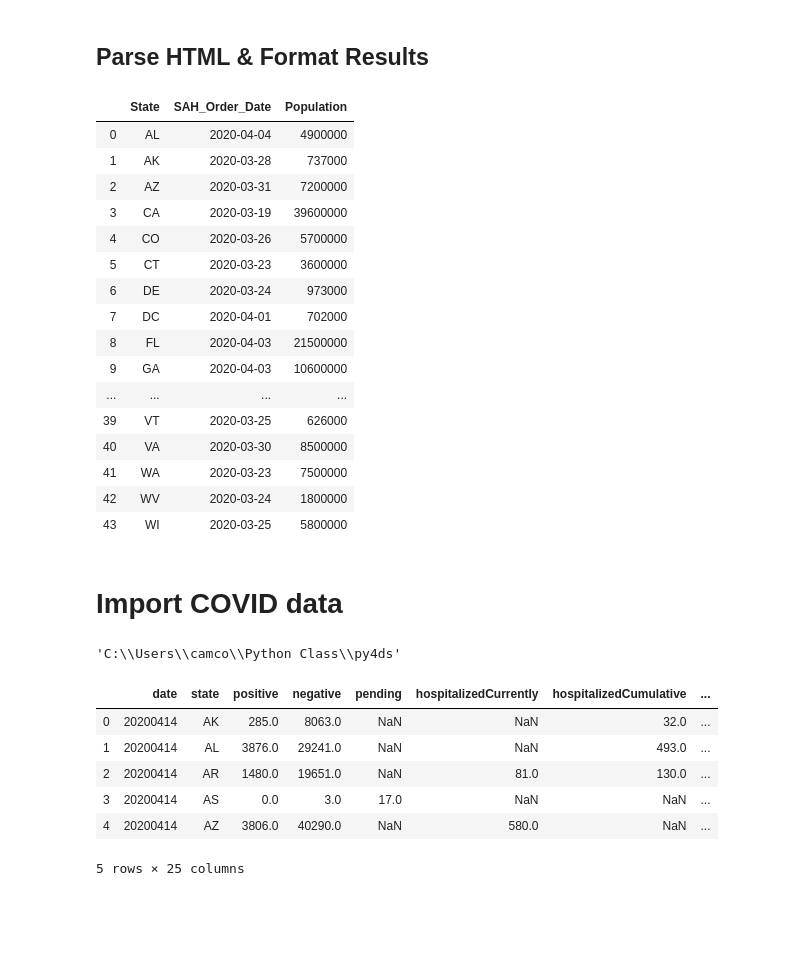
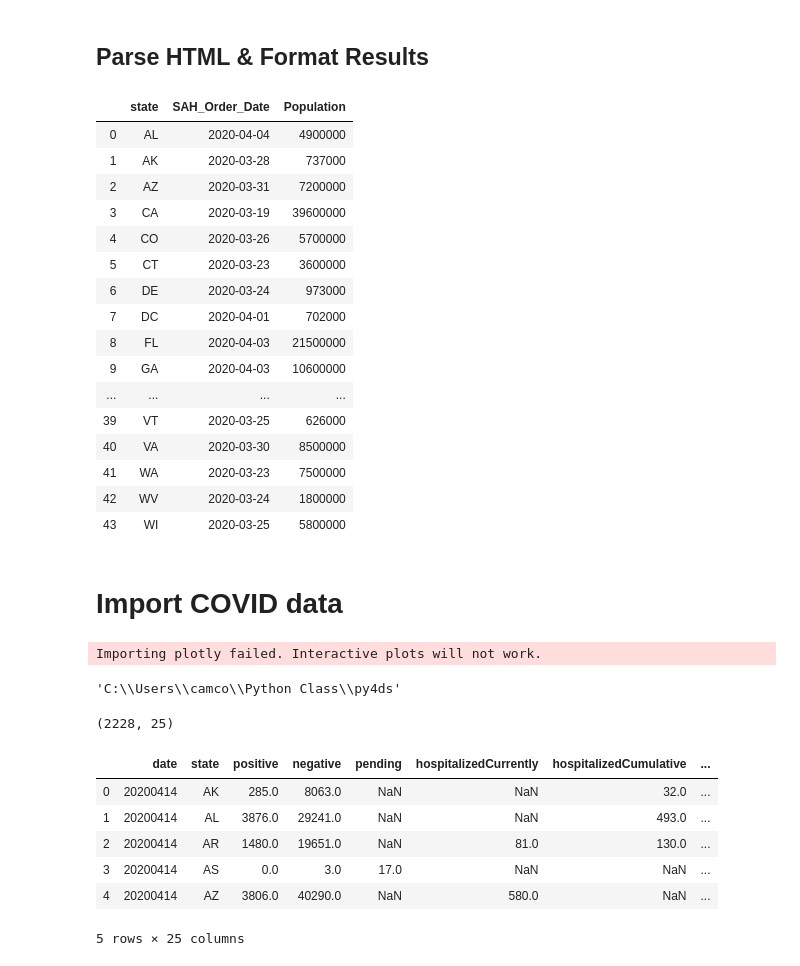
Before and after one commit to camzman/py4ds, a Jupyter notebook: PythonProject - Requests.ipynb, the cells around one changed output. Cells and saved outputs as stored; diff of their text form; code cells hidden in the pictures; blank space fills up the shorter version.

Commit message:
Update PythonProject - Requests.ipynb
Added 2nd dataset and worked on visualization and modeling

```diff
--- a/PythonProject - Requests.ipynb
+++ b/PythonProject - Requests.ipynb
@@ -71,14 +73,14 @@ date = pd.DataFrame({'year' : SAH_Year,
 Date = pd.to_datetime(date[['month', 'day', 'year']])
 # %%
 # Create data frame
-dict = {'State' : State,
+dict = {'state' : State,
         'SAH_Order_Date' : Date,
         'Population' : Population
        }
 SAH_data = pd.DataFrame(dict)
 SAH_data
 # %% [output]
-|  | State | SAH_Order_Date | Population |
+|  | state | SAH_Order_Date | Population |
 | 0 | AL | 2020-04-04 | 4900000 |
 | 1 | AK | 2020-03-28 | 737000 |
 | 2 | AZ | 2020-03-31 | 7200000 |
@@ -97,19 +99,31 @@ SAH_data
 | 43 | WI | 2020-03-25 | 5800000 |
 # %% [markdown]
 # Import COVID data
-# %%
-import os
-os.getcwd()
-# %% [output]
-'C:\\Users\\camco\\Python Class\\py4ds'
+# %%
+import fbprophet
+import os
+import math
+import matplotlib.dates as mdates
+from sklearn.neural_network import MLPRegressor
+from sklearn.model_selection import train_test_split
+import fbprophet
+
+os.getcwd()
+# %% [output]
+Importing plotly failed. Interactive plots will not work.
+'C:\\Users\\camco\\Python Class\\py4ds'
 # %%
 states = pd.read_csv('C:/Users/camco/Downloads/us_states_covid19_daily.csv')
-states.head()
+states.shape
 # %% [output]
-|  | date | state | positive | negative | pending | hospitalizedCurrently | hospitalizedCumulative | ... |
-| 0 | 20200414 | AK | 285.0 | 8063.0 | NaN | NaN | 32.0 | ... |
-| 1 | 20200414 | AL | 3876.0 | 29241.0 | NaN | NaN | 493.0 | ... |
-| 2 | 20200414 | AR | 1480.0 | 19651.0 | NaN | 81.0 | 130.0 | ... |
-| 3 | 20200414 | AS | 0.0 | 3.0 | 17.0 | NaN | NaN | ... |
-| 4 | 20200414 | AZ | 3806.0 | 40290.0 | NaN | 580.0 | NaN | ... |
-5 rows × 25 columns
+(2228, 25)
+# %%
+states.head()
+# %% [output]
+|  | date | state | positive | negative | pending | hospitalizedCurrently | hospitalizedCumulative | ... |
+| 0 | 20200414 | AK | 285.0 | 8063.0 | NaN | NaN | 32.0 | ... |
+| 1 | 20200414 | AL | 3876.0 | 29241.0 | NaN | NaN | 493.0 | ... |
+| 2 | 20200414 | AR | 1480.0 | 19651.0 | NaN | 81.0 | 130.0 | ... |
+| 3 | 20200414 | AS | 0.0 | 3.0 | 17.0 | NaN | NaN | ... |
+| 4 | 20200414 | AZ | 3806.0 | 40290.0 | NaN | 580.0 | NaN | ... |
+5 rows × 25 columns
```
Also changed, not shown: parts of 21 cells of this notebook.
